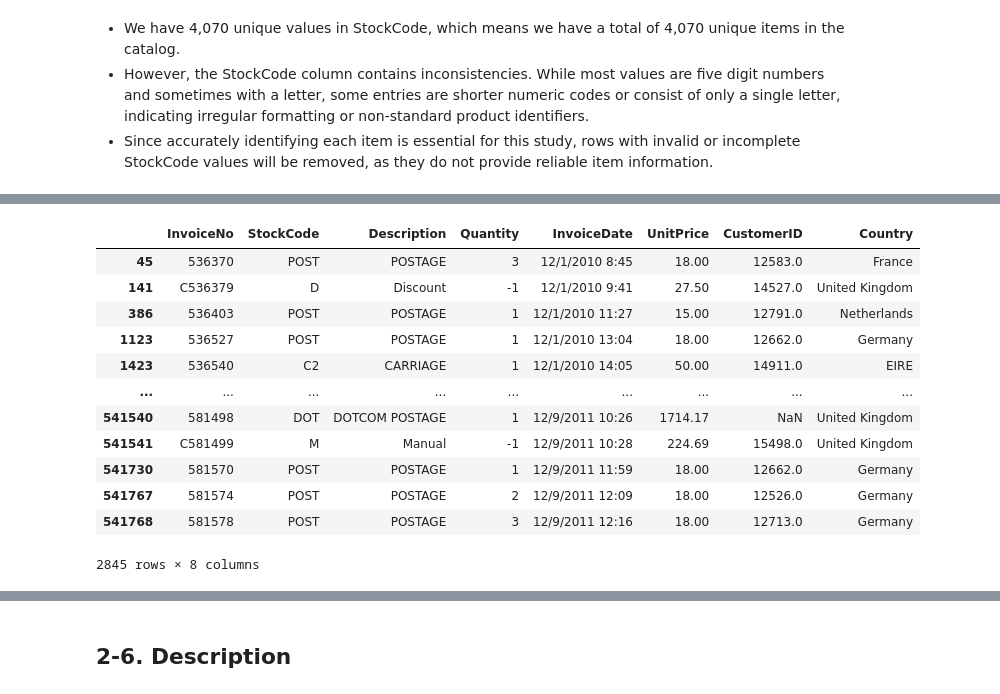
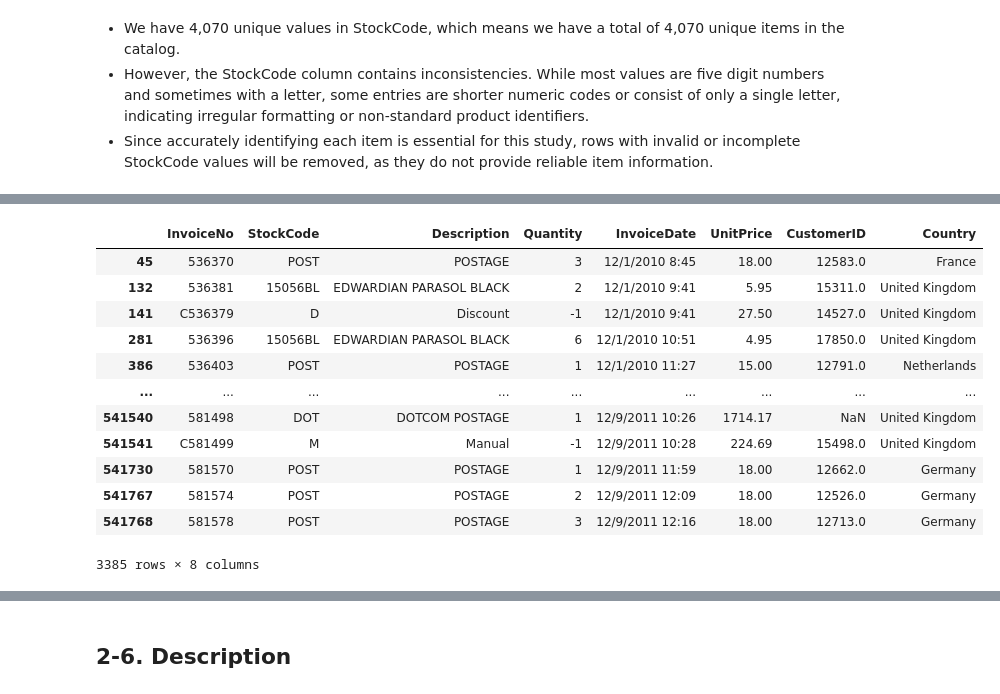
Before and after one commit to iamyunaseo/e-commerce-customer-behavior-analytics, a Jupyter notebook: e-commerce-customer-behavior-analytics.ipynb, the cells around one changed output, grey strips where cells are left out. Cells and saved outputs as stored; diff of their text form; code cells hidden in the pictures.

```diff
--- a/e-commerce-customer-behavior-analytics.ipynb
+++ b/e-commerce-customer-behavior-analytics.ipynb
@@ -284,18 +293,16 @@ df[df['InvoiceNo'].astype(str).str.startswith('C')]
 # %%
-# Filter rows where StockCode has a code with fewer than 5 digits
-
-df[df["StockCode"].astype(str).str.len()<5]
+df[~df['StockCode'].astype(str).str.len().isin([5, 6])]
 # %% [output]
 |  | InvoiceNo | StockCode | Description | Quantity | InvoiceDate | UnitPrice | CustomerID | Country |
 | 45 | 536370 | POST | POSTAGE | 3 | 12/1/2010 8:45 | 18.00 | 12583.0 | France |
+| 132 | 536381 | 15056BL | EDWARDIAN PARASOL BLACK | 2 | 12/1/2010 9:41 | 5.95 | 15311.0 | United Kingdom |
 | 141 | C536379 | D | Discount | -1 | 12/1/2010 9:41 | 27.50 | 14527.0 | United Kingdom |
+| 281 | 536396 | 15056BL | EDWARDIAN PARASOL BLACK | 6 | 12/1/2010 10:51 | 4.95 | 17850.0 | United Kingdom |
 | 386 | 536403 | POST | POSTAGE | 1 | 12/1/2010 11:27 | 15.00 | 12791.0 | Netherlands |
-| 1123 | 536527 | POST | POSTAGE | 1 | 12/1/2010 13:04 | 18.00 | 12662.0 | Germany |
-| 1423 | 536540 | C2 | CARRIAGE | 1 | 12/1/2010 14:05 | 50.00 | 14911.0 | EIRE |
 | ... | ... | ... | ... | ... | ... | ... | ... | ... |
 | 541540 | 581498 | DOT | DOTCOM POSTAGE | 1 | 12/9/2011 10:26 | 1714.17 | NaN | United Kingdom |
 | 541541 | C581499 | M | Manual | -1 | 12/9/2011 10:28 | 224.69 | 15498.0 | United Kingdom |
 | 541730 | 581570 | POST | POSTAGE | 1 | 12/9/2011 11:59 | 18.00 | 12662.0 | Germany |
 | 541767 | 581574 | POST | POSTAGE | 2 | 12/9/2011 12:09 | 18.00 | 12526.0 | Germany |
 | 541768 | 581578 | POST | POSTAGE | 3 | 12/9/2011 12:16 | 18.00 | 12713.0 | Germany |
-2845 rows × 8 columns
+3385 rows × 8 columns
```
Also changed, not shown: parts of 16 cells of this notebook.
